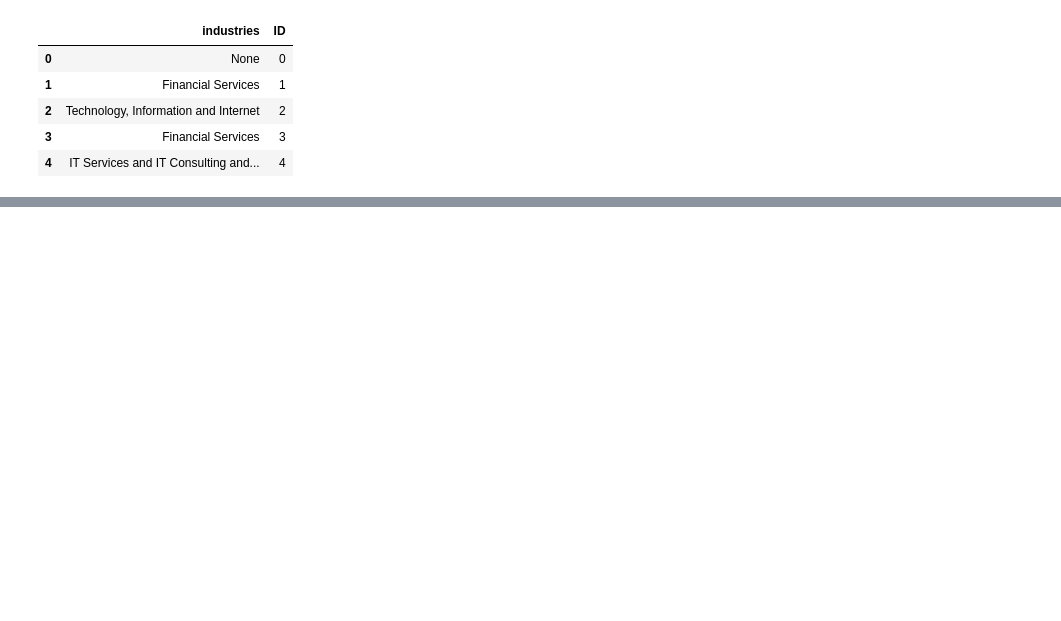
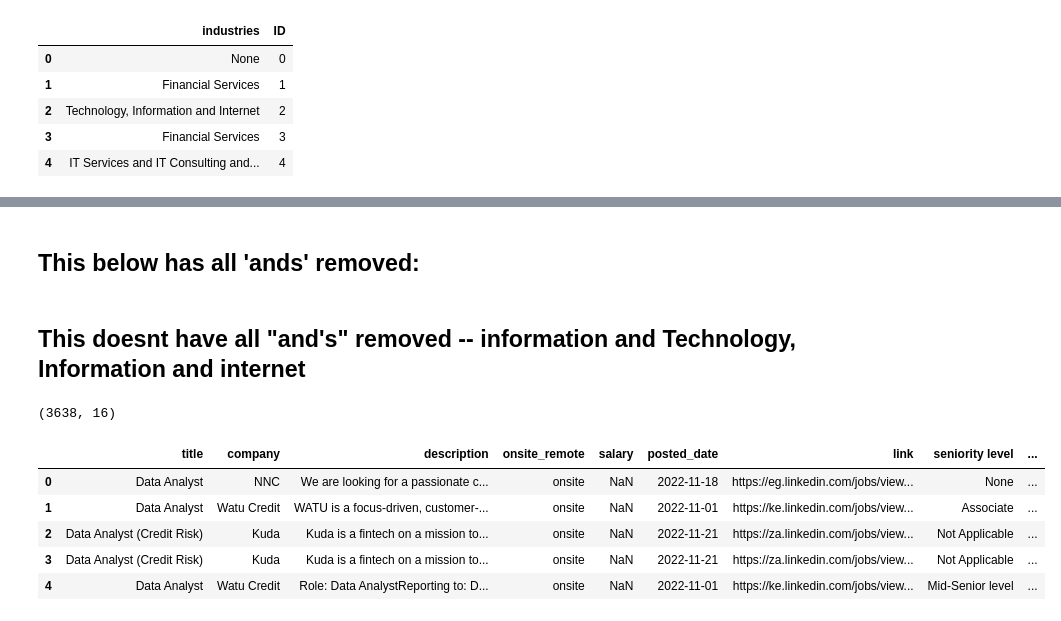
Before and after one commit to ilesanmi-007/LinkedIn-Jobs-for-Africa, a Jupyter notebook: Linkedin_Jobs_Africa.ipynb, the cells around one changed output, grey strips where cells are left out. Saved outputs shown, nothing was run; the diff lists cells and outputs as text; code cells hidden in the pictures; blank space fills up the shorter version.

```diff
--- a/Linkedin_Jobs_Africa.ipynb
+++ b/Linkedin_Jobs_Africa.ipynb
@@ -100,3 +111,5 @@ df.head()
+# %% [markdown]
+## **This below has all 'ands' removed:**
 # %%
 
 # Create a new dataframe to store the industries for each ID
@@ -123,3 +138,51 @@ for index, row in df.iterrows():
 
 # merge the industries_df with the original dataframe
 df_new = pd.merge(df, industries_df, on='ID', how='left')
+# %% [markdown]
+## **This doesnt have all "and's" removed -- information and Technology, Information and internet**
+# %%
+
+# Create a new dataframe to store the industries for each ID
+industries_df = pd.DataFrame(columns=['index', 'Industry'])
+
+for index, row in df.iterrows():
+    ID = row['ID']
+    industries = row['industries']
+    # check if the industries column is None
+    if pd.isna(industries) or industries == 'None':
+        industries_df = industries_df.append({'ID': ID, 'Industry': None}, ignore_index=True)
+    else:
+        # Replace 'and' with ','
+        #industries = industries.replace('and', ',')
+        import re
+        #industries = re.sub(r"(?<!Information )and", ", ", industries)
+        #industries = re.sub(r"(?<!(Information and Technology|Information and Internet|Recruiting and Staffing)) and", ", ", industries)
+        #industries = re.sub(r"(?<!Information) (and) (?<!Internet|Technology|Staffing)", ", ", industries)
+        industries = re.sub(r"(?<=Information) and (?=Technology|Internet|Staffing)", " and ", industries)
+        #industries = industries.apply(lambda x: re.sub(r"(?<!Information )and", ", ", x))
+        if ',' in industries:
+            # Iterate over the industries in the list
+            for industry in industries.split(','):
+                # Append a new row to the industries_df with the ID and industry
+                industries_df = industries_df.append({'ID': ID, 'Industry': industry.strip()}, ignore_index=True)
+        else:
+            # Append a new row to the industries_df with the ID and industry
+            industries_df = industries_df.append({'ID': ID, 'Industry': industries}, ignore_index=True)
+
+
+# merge the industries_df with the original dataframe
+df_new_ = pd.merge(df, industries_df, on='ID', how='left')
+# %%
+df_new_.shape
+# %% [output]
+(3638, 16)
+# %%
+df_new_['ID'] = df_new_.index
+df_new_.head()
+# %% [output]
+|  | title | company | description | onsite_remote | salary | posted_date | link | seniority level | ... |
+| 0 | Data Analyst | NNC | We are looking for a passionate c... | onsite | NaN | 2022-11-18 | https://eg.linkedin.com/jobs/view... | None | ... |
+| 1 | Data Analyst | Watu Credit | WATU is a focus-driven, customer-... | onsite | NaN | 2022-11-01 | https://ke.linkedin.com/jobs/view... | Associate | ... |
+| 2 | Data Analyst (Credit Risk) | Kuda | Kuda is a fintech on a mission to... | onsite | NaN | 2022-11-21 | https://za.linkedin.com/jobs/view... | Not Applicable | ... |
+| 3 | Data Analyst (Credit Risk) | Kuda | Kuda is a fintech on a mission to... | onsite | NaN | 2022-11-21 | https://za.linkedin.com/jobs/view... | Not Applicable | ... |
+| 4 | Data Analyst | Watu Credit | Role: Data AnalystReporting to: D... | onsite | NaN | 2022-11-01 | https://ke.linkedin.com/jobs/view... | Mid-Senior level | ... |
```
Also changed, not shown: parts of 21 cells of this notebook.
